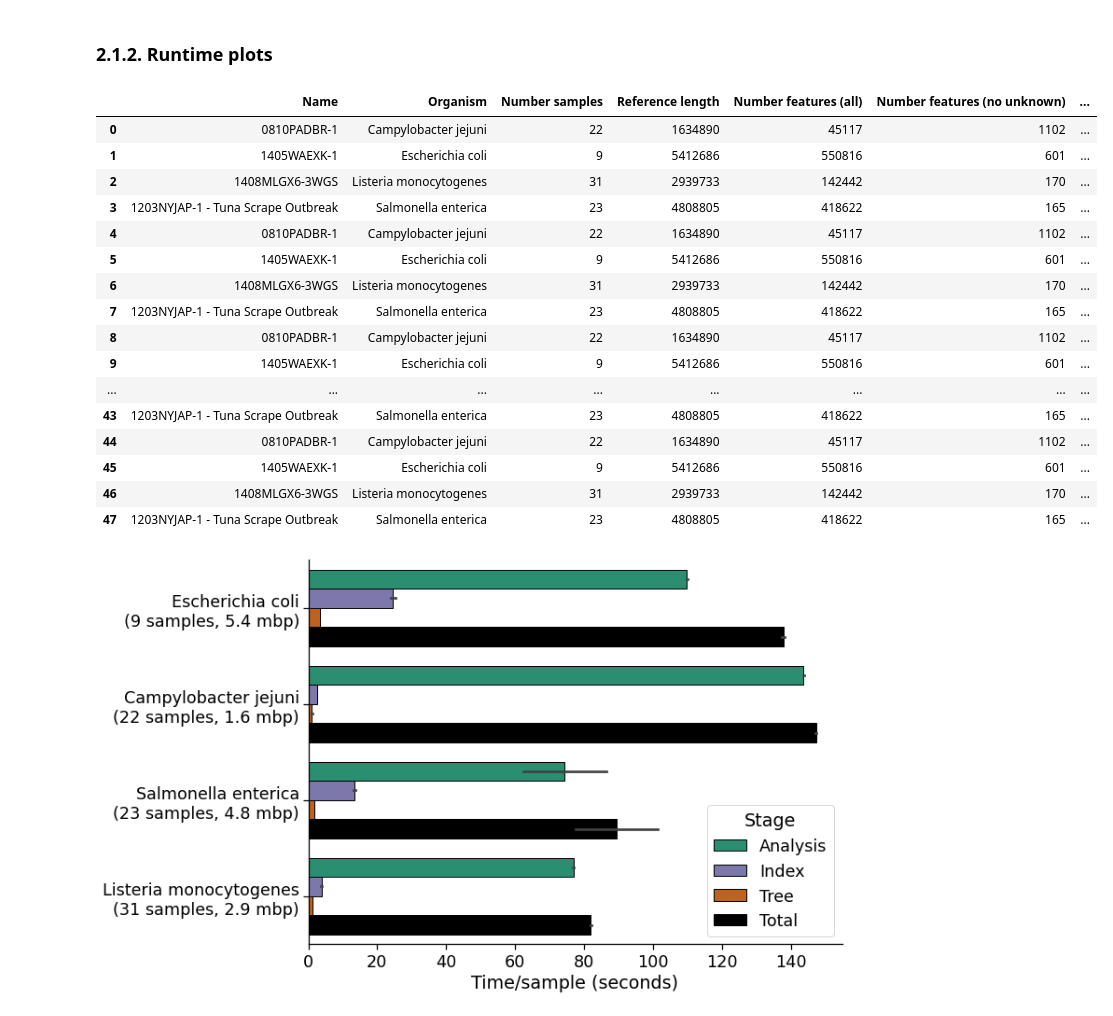
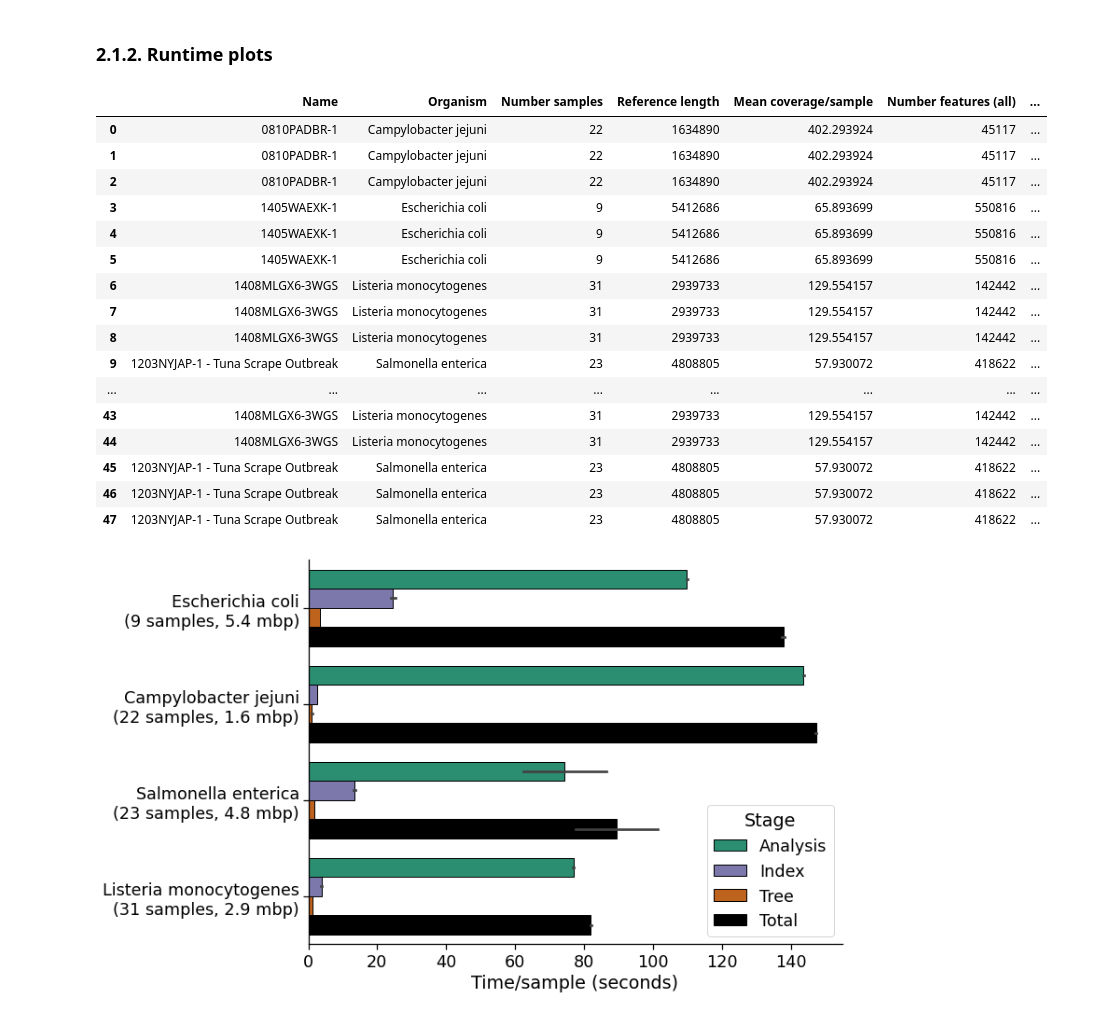
Before and after one commit to apetkau/genomics-data-index-evaluation-manuscript, a Jupyter notebook: evaluations/reads/5-analysis-runtime.ipynb, the cells around one changed output. Saved outputs shown, nothing was run; the diff lists cells and outputs as text; code cells hidden in the pictures.

```diff
--- a/evaluations/reads/5-analysis-runtime.ipynb
+++ b/evaluations/reads/5-analysis-runtime.ipynb
@@ -70,0 +73,12 @@ index_info_df.set_index(['Organism', 'Iteration'])[['Index size', 'Index size (o
+# %%
+read_stats_df = pd.read_csv('cases/full/reads-stats.tsv', sep='\t')
+
+dataset_ref = index_info_df[index_info_df['Iteration'] == 1][['Name', 'Reference length']]
+
+read_stats_df = read_stats_df.merge(dataset_ref, left_on='Dataset', right_on='Name')
+read_stats_df['Coverage'] = read_stats_df['Number nucleotides'] / read_stats_df['Reference length']
+read_stats_df = read_stats_df.groupby('Dataset').agg({'Coverage': ['mean', 'std']})
+read_stats_df.columns = read_stats_df.columns.droplevel()
+read_stats_df = read_stats_df.rename({'mean': 'Mean coverage/sample', 'std': 'Stddev coverage/sample'}, axis='columns')
+read_stats_df = read_stats_df.reset_index()
+read_stats_df
@@ -70,0 +91,5 @@ index_info_df.set_index(['Organism', 'Iteration'])[['Index size', 'Index size (o
+# %%
+index_info_cov_df = index_info_df.merge(read_stats_df, left_on='Name', right_on='Dataset')
+index_info_cov_df['Number features/sample (all)'] = index_info_cov_df['Number features (all)'] / \
+                                                    index_info_cov_df['Number samples']
+index_info_cov_df
@@ -86,46 +142,48 @@ stages_markers_notree = ['o', 's', 'X']
 # %%
 def melt_runtimes(df: pd.DataFrame, id_vars: str) -> pd.DataFrame:
     df = df.copy()
     df = df[~df['Tree runtime'].isna()]
     value_vars = ['Analysis runtime', 'Index runtime', 'Tree runtime', 'Total runtime']
     df = pd.melt(df, id_vars=id_vars,
             value_vars=value_vars)
     df = df.rename({'variable': 'Stage', 'value': 'Time (seconds)'}, axis='columns')
     df['Stage'] = df['Stage'].str.replace(' runtime', '', regex=False)
     df['Time (minutes)'] = df['Time (seconds)'] / 60
     df['Time (hours)'] = df['Time (seconds)'] / 3600
 
     df['Time/sample (seconds)'] = df['Time (seconds)'] / df['Number samples']
     df['Reference length (Mbp)'] = df['Reference length'] / 10**6
 
     df['Label'] = df['Organism'] + "\n(" + df['Number samples'].astype('str') + " samples, " + \
                  df['Reference length (Mbp)'].apply(lambda x: f'{x:0.1f}') + ' mbp)'
 
     return df
 
-index_info_runtime_df = melt_runtimes(index_info_df, id_vars=['Name', 'Organism',
+index_info_runtime_df = melt_runtimes(index_info_cov_df, id_vars=['Name', 'Organism',
                                                               'Number samples', 'Reference length',
+                                                              'Mean coverage/sample',
                                                               'Number features (all)',
+                                                              'Number features/sample (all)',
                                                               'Number features (no unknown)'])
 index_info_runtime_df
 # %% [output]
-|  | Name | Organism | Number samples | Reference length | Number features (all) | Number features (no unknown) | ... |
-| 0 | 0810PADBR-1 | Campylobacter jejuni | 22 | 1634890 | 45117 | 1102 | ... |
-| 1 | 1405WAEXK-1 | Escherichia coli | 9 | 5412686 | 550816 | 601 | ... |
-| 2 | 1408MLGX6-3WGS | Listeria monocytogenes | 31 | 2939733 | 142442 | 170 | ... |
-| 3 | 1203NYJAP-1 - Tuna Scrape Outbreak | Salmonella enterica | 23 | 4808805 | 418622 | 165 | ... |
-| 4 | 0810PADBR-1 | Campylobacter jejuni | 22 | 1634890 | 45117 | 1102 | ... |
-| 5 | 1405WAEXK-1 | Escherichia coli | 9 | 5412686 | 550816 | 601 | ... |
-| 6 | 1408MLGX6-3WGS | Listeria monocytogenes | 31 | 2939733 | 142442 | 170 | ... |
-| 7 | 1203NYJAP-1 - Tuna Scrape Outbreak | Salmonella enterica | 23 | 4808805 | 418622 | 165 | ... |
-| 8 | 0810PADBR-1 | Campylobacter jejuni | 22 | 1634890 | 45117 | 1102 | ... |
-| 9 | 1405WAEXK-1 | Escherichia coli | 9 | 5412686 | 550816 | 601 | ... |
+|  | Name | Organism | Number samples | Reference length | Mean coverage/sample | Number features (all) | ... |
+| 0 | 0810PADBR-1 | Campylobacter jejuni | 22 | 1634890 | 402.293924 | 45117 | ... |
+| 1 | 0810PADBR-1 | Campylobacter jejuni | 22 | 1634890 | 402.293924 | 45117 | ... |
+| 2 | 0810PADBR-1 | Campylobacter jejuni | 22 | 1634890 | 402.293924 | 45117 | ... |
+| 3 | 1405WAEXK-1 | Escherichia coli | 9 | 5412686 | 65.893699 | 550816 | ... |
+| 4 | 1405WAEXK-1 | Escherichia coli | 9 | 5412686 | 65.893699 | 550816 | ... |
+| 5 | 1405WAEXK-1 | Escherichia coli | 9 | 5412686 | 65.893699 | 550816 | ... |
+| 6 | 1408MLGX6-3WGS | Listeria monocytogenes | 31 | 2939733 | 129.554157 | 142442 | ... |
+| 7 | 1408MLGX6-3WGS | Listeria monocytogenes | 31 | 2939733 | 129.554157 | 142442 | ... |
+| 8 | 1408MLGX6-3WGS | Listeria monocytogenes | 31 | 2939733 | 129.554157 | 142442 | ... |
+| 9 | 1203NYJAP-1 - Tuna Scrape Outbreak | Salmonella enterica | 23 | 4808805 | 57.930072 | 418622 | ... |
 | ... | ... | ... | ... | ... | ... | ... | ... |
-| 43 | 1203NYJAP-1 - Tuna Scrape Outbreak | Salmonella enterica | 23 | 4808805 | 418622 | 165 | ... |
-| 44 | 0810PADBR-1 | Campylobacter jejuni | 22 | 1634890 | 45117 | 1102 | ... |
-| 45 | 1405WAEXK-1 | Escherichia coli | 9 | 5412686 | 550816 | 601 | ... |
-| 46 | 1408MLGX6-3WGS | Listeria monocytogenes | 31 | 2939733 | 142442 | 170 | ... |
-| 47 | 1203NYJAP-1 - Tuna Scrape Outbreak | Salmonella enterica | 23 | 4808805 | 418622 | 165 | ... |
+| 43 | 1408MLGX6-3WGS | Listeria monocytogenes | 31 | 2939733 | 129.554157 | 142442 | ... |
+| 44 | 1408MLGX6-3WGS | Listeria monocytogenes | 31 | 2939733 | 129.554157 | 142442 | ... |
+| 45 | 1203NYJAP-1 - Tuna Scrape Outbreak | Salmonella enterica | 23 | 4808805 | 57.930072 | 418622 | ... |
+| 46 | 1203NYJAP-1 - Tuna Scrape Outbreak | Salmonella enterica | 23 | 4808805 | 57.930072 | 418622 | ... |
+| 47 | 1203NYJAP-1 - Tuna Scrape Outbreak | Salmonella enterica | 23 | 4808805 | 57.930072 | 418622 | ... |
 # %%
 with sns.plotting_context("notebook", font_scale=1.6):
     cat_order = index_info_runtime_df.groupby('Label').agg('first').sort_values('Number samples').index.tolist()
```
Also changed, not shown: parts of 12 cells of this notebook.
